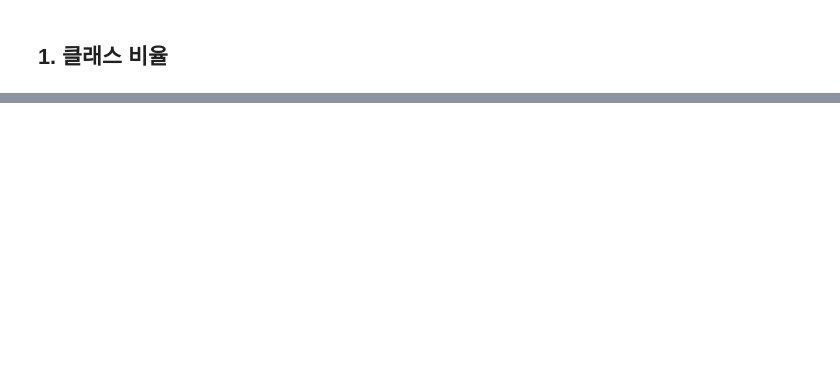
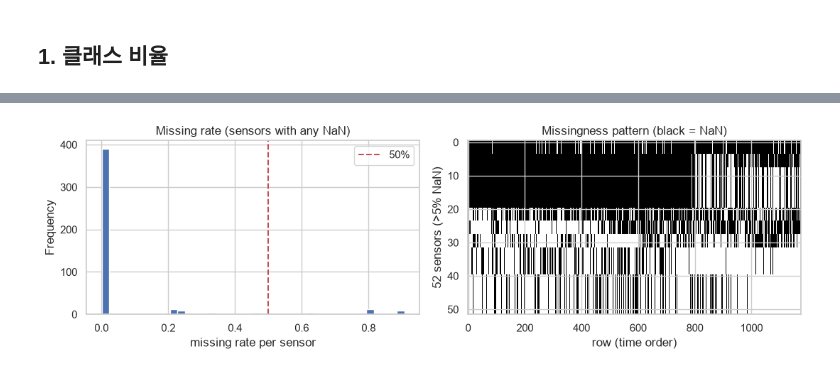
Before and after one commit to heerohyoon/manufacturing-ai-portfolio, a Jupyter notebook: secom/notebooks/01_eda.ipynb, the cells around one changed output, grey strips where cells are left out. Drawn from its saved outputs; the diff is of its cells as text; code cells hidden in the pictures; blank space fills up the shorter version.

```diff
--- a/secom/notebooks/01_eda.ipynb
+++ b/secom/notebooks/01_eda.ipynb
@@ -254,0 +72,14 @@ fig.savefig(FIG_DIR / "04_correlation.png", dpi=150)
+# %%
+fig, axes = plt.subplots(1, 2, figsize=(11, 3.5))
+miss[miss > 0].plot.hist(bins=40, ax=axes[0], color="#4C72B0")
+axes[0].axvline(0.5, color="r", ls="--", label="50%")
+axes[0].set_xlabel("missing rate per sensor"); axes[0].set_title("Missing rate (sensors with any NaN)"); axes[0].legend()
+
+top = miss.index[miss > 0.05]
+axes[1].imshow(X[top].isna().T.values, aspect="auto", cmap="Greys", interpolation="nearest")
+axes[1].set_xlabel("row (time order)"); axes[1].set_ylabel(f"{len(top)} sensors (>5% NaN)")
+axes[1].set_title("Missingness pattern (black = NaN)")
+fig.tight_layout()
+fig.savefig(FIG_DIR / "02_missing.png", dpi=150)
+# %% [output]
+[figure, added]
```
Also changed, not shown: parts of 47 cells of this notebook, 24 other files.
